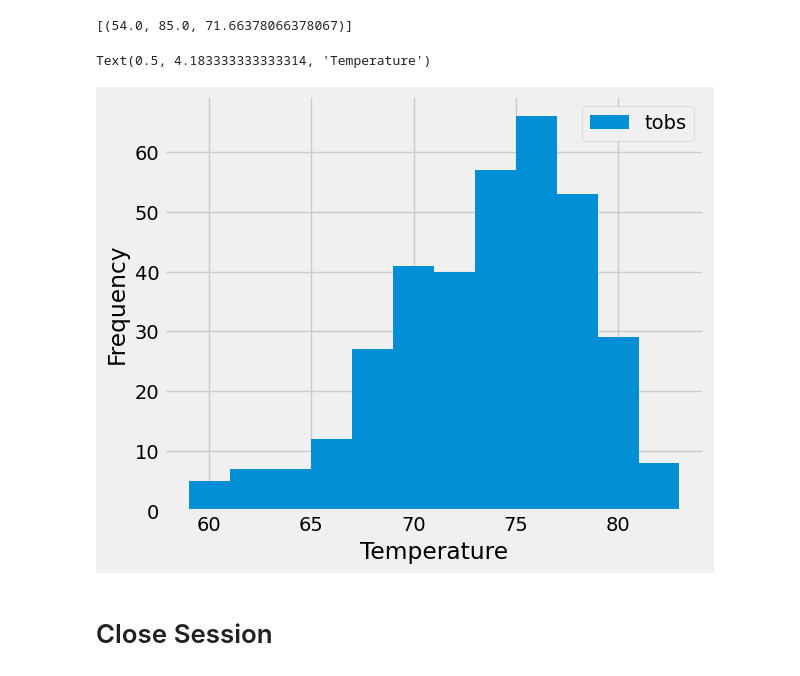
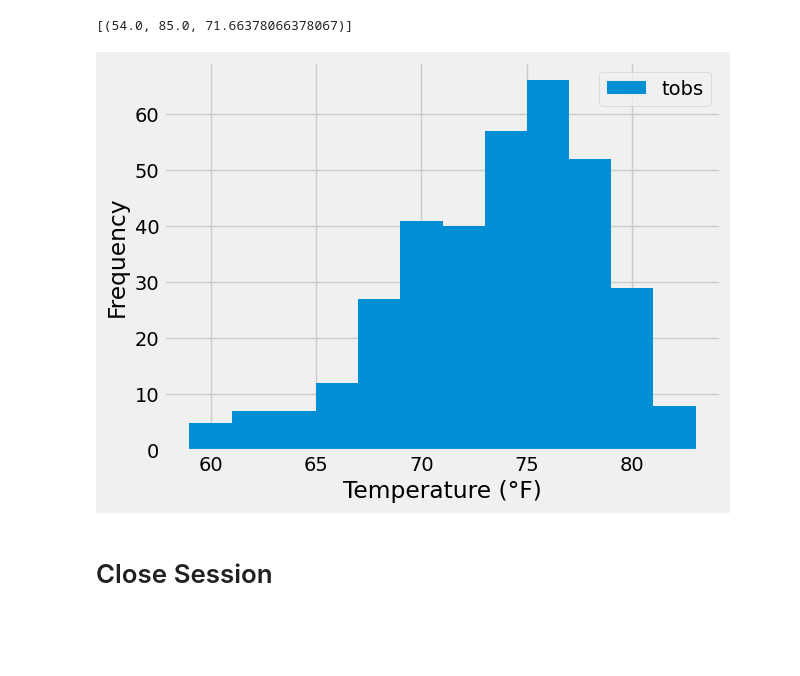
Before and after one commit to katmr27/sqlalchemy-challenge, a Jupyter notebook: Starter_Code/kr_climate_starter.ipynb, the cells around one changed output. Drawn from its saved outputs; the diff is of its cells as text; code cells hidden in the pictures; blank space fills up the shorter version.

```diff
--- a/Starter_Code/kr_climate_starter.ipynb
+++ b/Starter_Code/kr_climate_starter.ipynb
@@ -148,8 +109,20 @@ print(summary_stats)
 # %% [output]
 [(9,)]
 # %%
-# Design a query to find the most active stations (i.e. which stations have the most rows?)
-# List the stations and their counts in descending order.
+# Design a query to find the most active stations
+# List the stations and their counts in descending order
+active_stations = (
+    session.query(
+        measurement.station,
+        func.count(measurement.station)
+    )
+    .group_by(measurement.station)
+    .order_by(func.count(measurement.station).desc())
+    .all()
+)
+
+
+active_stations
 # %% [output]
 [('USC00519281', 2772),
  ('USC00519397', 2724),
@@ -167,9 +153,27 @@ print(summary_stats)
 # %%
 # Using the most active station id
 # Query the last 12 months of temperature observation data for this station and plot the results as a histogram
+
+most_active_station = active_stations[0][0]
+temperature_data = (
+    session.query(measurement.date, measurement.tobs)
+    .filter(measurement.station == most_active_station)
+    .filter(measurement.date >= last_year)
+    .all()
+)
+
+# Extract the temperature observations
+temperatures = [temp.tobs for temp in temperature_data]
+
+#Plot the results as a histogram
+plt.hist(temperatures, bins=12, label='tobs')
+plt.xlabel('Temperature (°F)')
+plt.ylabel('Frequency')
+plt.grid(True)
+plt.legend(loc='upper right')
+plt.show()
 # %% [output]
-Text(0.5, 4.183333333333314, 'Temperature')
-[figure, old version]
+[figure, new version]
 # %% [markdown]
 # Close Session
 # %%
```
Also changed, not shown: parts of 7 cells of this notebook, 2 other files.
